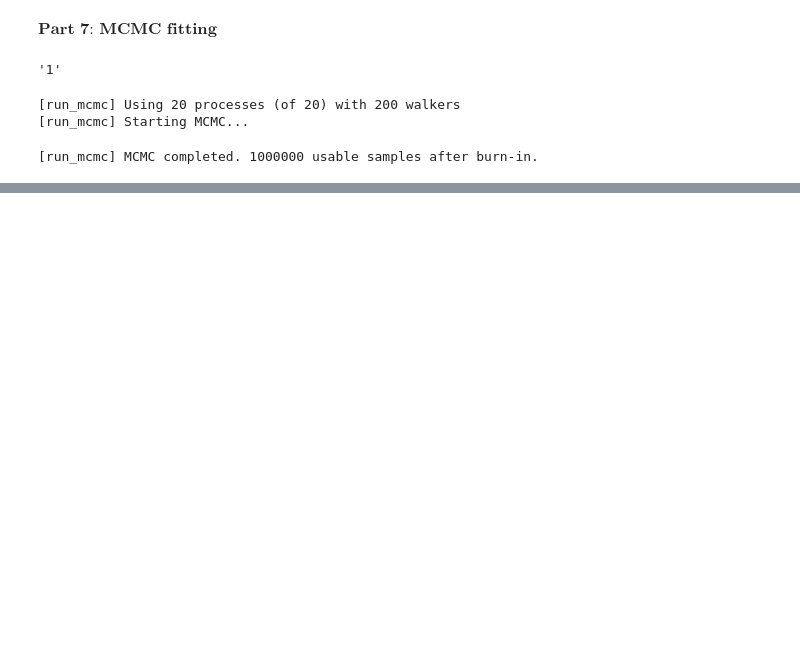
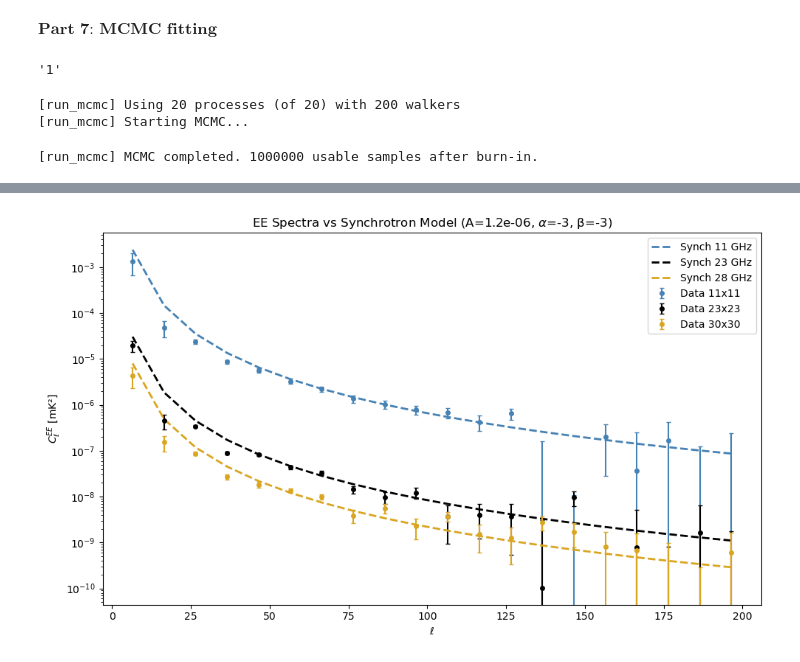
Before and after one commit to pablodeferra/tfm_pablo_de_ferra, a Jupyter notebook: python/1-methodology_tests/run_all_code.ipynb, the cells around one changed output, grey strips where cells are left out. Cells and saved outputs as stored; diff of their text form; code cells hidden in the pictures; blank space fills up the shorter version.

```diff
--- a/python/1-methodology_tests/run_all_code.ipynb
+++ b/python/1-methodology_tests/run_all_code.ipynb
@@ -268,0 +273,57 @@ fig = functions.plot_corner(samples_free, param_map, save_path)
+# %%
+import matplotlib.pyplot as plt
+
+theta_synch = [1.2e-6, -3, -3]
+
+# theta_synch = [1.2e-6, -2.28, -2.8]
+
+bands = ['11_11', '23_23', '30_30']
+colors = ['steelblue', 'k', 'goldenrod']
+
+freq_11 = data['QUIJOTE']['11']['freq'].to('GHz').value
+freq_23 = data['WMAP']['23']['freq'].to('GHz').value
+freq_30 = data['Planck']['30']['freq'].to('GHz').value
+frequencies = [freq_11, freq_23, freq_30]
+
+datasets = []
+for freq in frequencies:
+    datasets.append({'freqs': [freq, freq]})  # Auto-espectros
+
+first_band = bands[0]
+if first_band in corr_spectra:
+    ell_eff = corr_spectra[first_band]['ell_eff']
+    mask = (ell_eff >= 0) & (ell_eff <= 200)
+    ell_plot = ell_eff[mask]
+
+    model_spectra = functions.model_synchrotron(
+        theta_synch, datasets, ell_plot,
+        fit_c_terms=False, freq_ref=11.1, ell_ref=80.0
+    )
+
+    n_ell = len(ell_plot)
+    model_bands = [model_spectra[i*n_ell:(i+1)*n_ell] for i in range(len(bands))]
+
+    # Crear el plot
+    fig, ax = plt.subplots(figsize=(10, 6))
+
+    for i, (band, color, model_spec) in enumerate(zip(bands, colors, model_bands)):
+        if band in corr_spectra and 'EE' in corr_spectra[band]:
+            spectrum = corr_spectra[band]['EE']['SPECTRUM'][mask]
+            error = corr_spectra[band]['EE']['ERROR'][mask]
+
+            ax.errorbar(ell_plot, spectrum, yerr=error,
+                       fmt='o', color=color, markersize=4, capsize=2,
+                       label=f'Data {band.replace("_", "x")}')
+
+            ax.plot(ell_plot, model_spec, '--', color=color, linewidth=2,
+                   label=f'Synch {frequencies[i]:.0f} GHz')
+
+    ax.set_xlabel(r'$\ell$')
+    ax.set_ylabel(r'$C_\ell^{EE}$ [mK²]')
+    ax.set_yscale('log')
+    ax.legend()
+    ax.set_title(rf'EE Spectra vs Synchrotron Model (A={theta_synch[0]}, $\alpha$={theta_synch[1]}, β={theta_synch[2]})')
+    plt.tight_layout()
+    plt.show()
+# %% [output]
+[figure, added]
```
Also changed, not shown: parts of 5 cells of this notebook, 31 other files.
